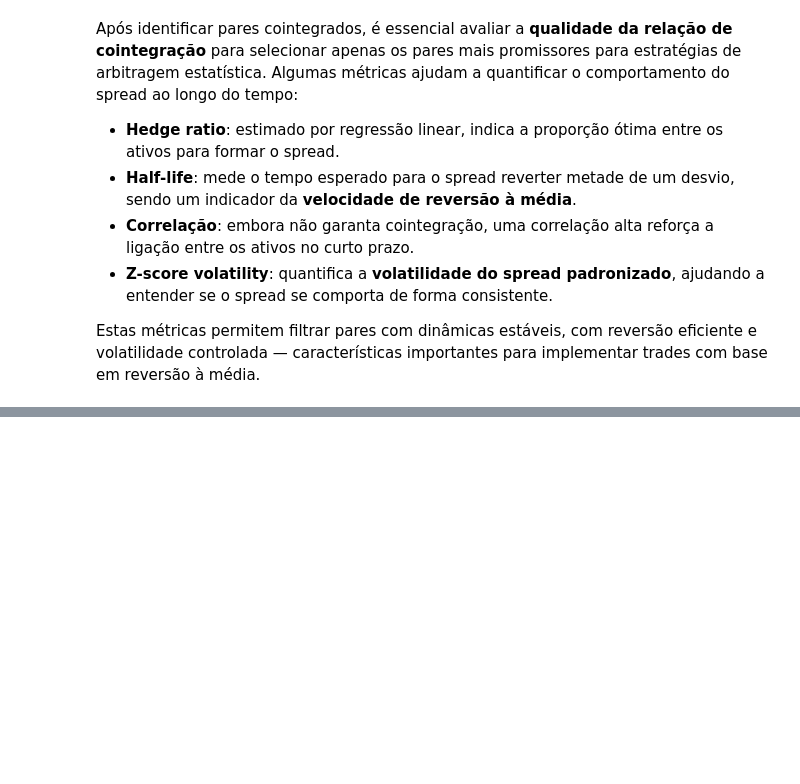
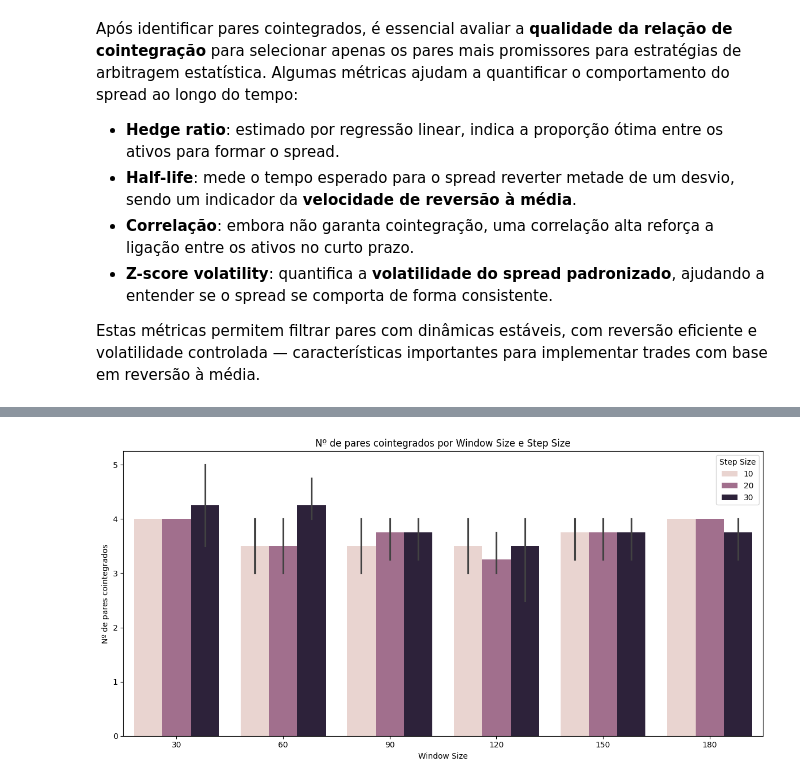
Before and after one commit to joaopino/Financial_Markets_Data_Analysis, a Jupyter notebook: ADMF.ipynb, the cells around one changed output, grey strips where cells are left out. Saved outputs shown, nothing was run; the diff lists cells and outputs as text; code cells hidden in the pictures; blank space fills up the shorter version.

```diff
--- a/ADMF.ipynb
+++ b/ADMF.ipynb
@@ -606 +648,14 @@ for window in window_sizes:
 ... (132 outputs left out)
+# %%
+summary_df = pd.DataFrame(summary_stats)
+
+plt.figure(figsize=(12, 6))
+sns.barplot(data=summary_df, x='window', y='n_pairs', hue='step')
+plt.title("Nº de pares cointegrados por Window Size e Step Size")
+plt.ylabel("Nº de pares cointegrados")
+plt.xlabel("Window Size")
+plt.legend(title="Step Size")
+plt.tight_layout()
+plt.show()
+# %% [output]
+[figure, added]
```
Also changed, not shown: parts of 10 cells of this notebook.
